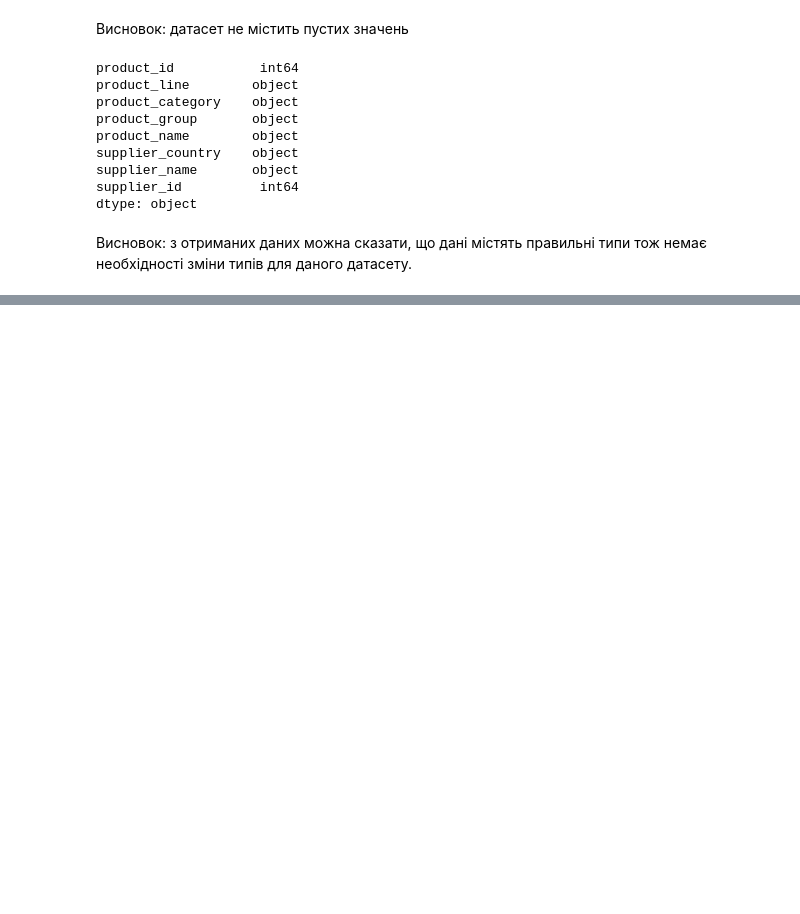
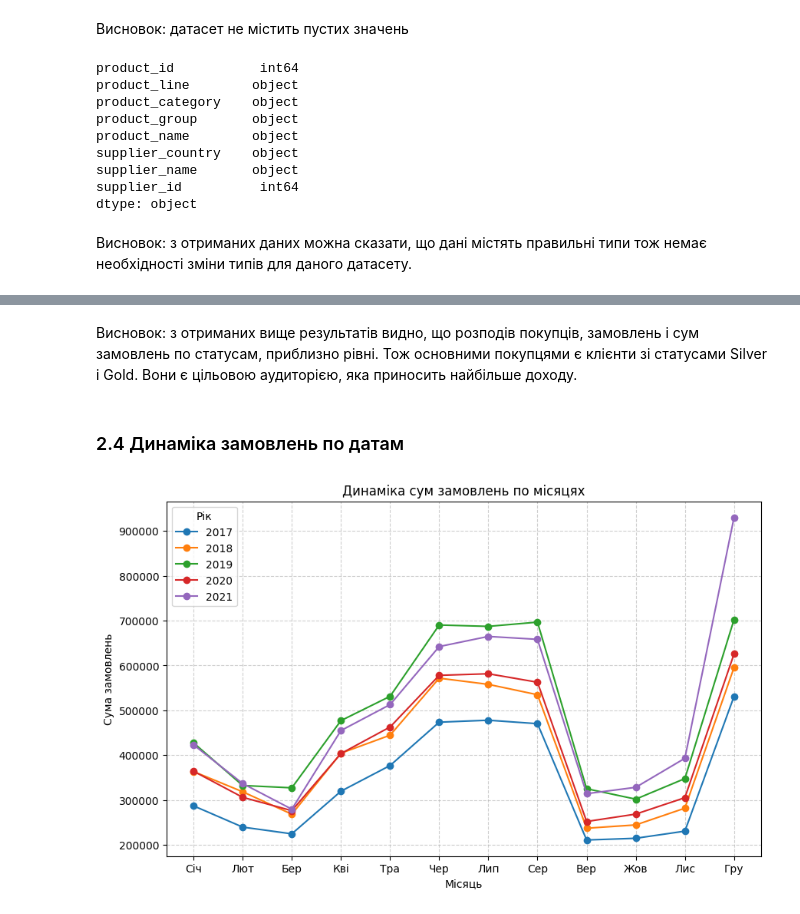
Before and after one commit to Samanta397/Wholesale_And_Retail_Orders_Analysis, a Jupyter notebook: Wholesale_And_Retail_Orders.ipynb, the cells around one changed output, grey strips where cells are left out. Saved outputs shown, nothing was run; the diff lists cells and outputs as text; code cells hidden in the pictures; blank space fills up the shorter version.

```diff
--- a/Wholesale_And_Retail_Orders.ipynb
+++ b/Wholesale_And_Retail_Orders.ipynb
@@ -149,0 +224,29 @@ dtype: object
+# %% [markdown]
+Висновок: з отриманих вище результатів видно, що розподів покупців, замовлень і сум замовлень по статусам, приблизно рівні. Тож основними покупцями є клієнти зі статусами Silver і Gold. Вони є цільовою аудиторією, яка приносить найбільше доходу.
+# %% [markdown]
+### 2.4 Динаміка замовлень по датам
+# %%
+# Додаємо рік і місяць для групування
+orders_df["year"] = orders_df["date_order_was_placed"].dt.year
+orders_df["month"] = orders_df["date_order_was_placed"].dt.month
+
+# Групуємо дані: сума замовлень за місяцями для кожного року
+monthly_sales = orders_df.groupby(["year", "month"])["total_retail_price_for_this_order"].sum().unstack(level=0)
+
+# Візуалізація
+plt.figure(figsize=(10, 6))
+for year in monthly_sales.columns:
+    plt.plot(monthly_sales.index, monthly_sales[year], marker="o", label=str(year))
+
+# Оформлення графіка
+plt.xlabel("Місяць")
+plt.ylabel("Сума замовлень")
+plt.title("Динаміка сум замовлень по місяцях")
+plt.xticks(ticks=range(1, 13), labels=[
+    "Січ", "Лют", "Бер", "Кві", "Тра", "Чер", "Лип", "Сер", "Вер", "Жов", "Лис", "Гру"
+])
+plt.legend(title="Рік")
+plt.grid(True, linestyle="--", alpha=0.6)
+plt.show()
+# %% [output]
+[figure, added]
```
Also changed, not shown: parts of 33 cells of this notebook.
